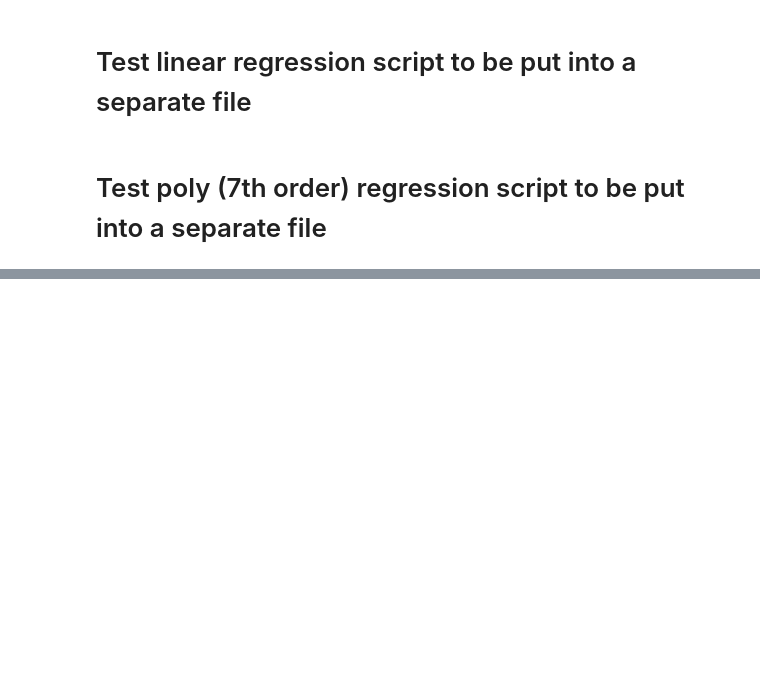
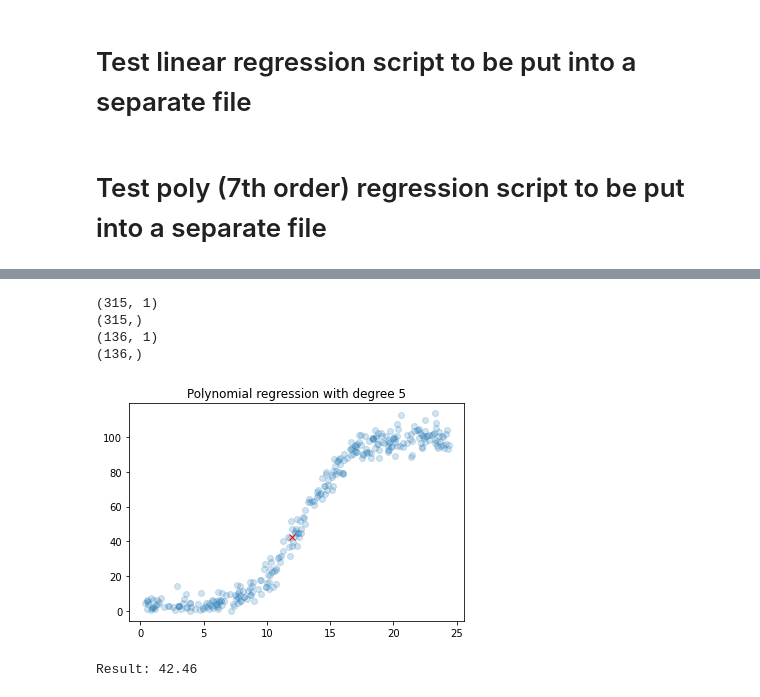
Before and after one commit to andkoc001/Machine-Learning-and-Statistics-Project, a Jupyter notebook: playground_for_trials.ipynb, the cells around one changed output, grey strips where cells are left out. Cells and saved outputs as stored; diff of their text form; code cells hidden in the pictures; blank space fills up the shorter version.

Commit message:
Poly regression updated

```diff
--- a/playground_for_trials.ipynb
+++ b/playground_for_trials.ipynb
@@ -75,4 +21,4 @@ import requests
 ## Data set
 # %%
 # Data set is loaded from the file `powerproduction.txt`.
-df = pd.read_csv(r"powerproduction.txt")
+df_raw = pd.read_csv(r"powerproduction.txt")
@@ -81,3 +25,9 @@ df
+# %%
+# clean the dataset by removing all observations where the power output is zero
+df = df_raw[df_raw['power'] !=0]
+
+# assign "speed" and "power" sets to variables X and y
+X, y = df["speed"], df["power"]
 # %% [markdown]
 ## Import Seaborn
 # %%
@@ -427,9 +377,7 @@ from sklearn.preprocessing import PolynomialFeatures
 
 
 def poly_reg(wind_speed):
-    '''
-    Doc string to be added here
-    '''
+    # Doc string to be added here
 
     # load the data set from file
     df_raw = pd.read_csv(r"powerproduction.txt")
@@ -474,0 +422,67 @@ ValueError: matmul: Input operand 1 has a mismatch in its core dimension 0, with
+# %%
+# https://towardsdatascience.com/polynomial-regression-with-scikit-learn-what-you-should-know-bed9d3296f2
+# import libraries and packages - see description above
+import numpy as np
+import pandas as pd
+from sklearn.linear_model import LinearRegression
+from sklearn.model_selection import train_test_split
+from sklearn.preprocessing import PolynomialFeatures
+from sklearn.pipeline import make_pipeline
+import matplotlib.pyplot as plt
+
+def poly_reg(wind_speed):
+    # Doc string to be added here
+
+    # load the data set from file
+    df_raw = pd.read_csv(r"powerproduction.txt")
+
+    # clean the dataset by removing all observations where the power output is zero
+    df = df_raw[df_raw['power'] !=0]
+
+    # assign "speed" and "power" sets to variables X and y
+    X, y = df["speed"], df["power"]
+
+    # random_state (seed) is set for consistancy
+    X_train, X_test, y_train, y_test = train_test_split(X, y, test_size=0.3, random_state=2020)
+
+    # x-value of test datapoints
+    X_seq = np.linspace(X_test.min(),X_test.max(),len(X_test)).reshape(-1,1) # all data points
+    sample_size = 20
+    X_sample = df.iloc[:, 0].sample(sample_size).values.reshape(-1,1) # random sample of datapints
+
+    # reshape train set
+    X_train = X_train.values.reshape(-1,1)
+    print(X_train.shape)
+    print(y_train.shape)
+
+    # train model
+    degree=5 # polynomial order
+    polyreg=make_pipeline(PolynomialFeatures(degree),LinearRegression())
+    polyreg.fit(X_train,y_train)
+
+    # reshape test set
+    X_test = X_test.values.reshape(-1,1)
+    print(X_test.shape)
+    print(y_test.shape)
+
+    # make prediction
+    # result = polyreg.predict(X_test)
+    result = polyreg.predict([[wind_speed]]) # for a specified wind speed
+
+    # Creating the plot
+    plt.figure()
+    plt.scatter(X_train,y_train, alpha=.2)
+    plt.plot(wind_speed,result,"rx")
+    plt.title("Polynomial regression with degree "+str(degree))
+    plt.show()
+
+    return print(f"Result: {result[0]:.2f}")
+
+poly_reg(12)
+# %% [output]
+(315, 1)
+(315,)
+(136, 1)
+(136,)
+[figure, added]
+Result: 42.46
```
Also changed, not shown: parts of 8 cells of this notebook, 7 other files.
